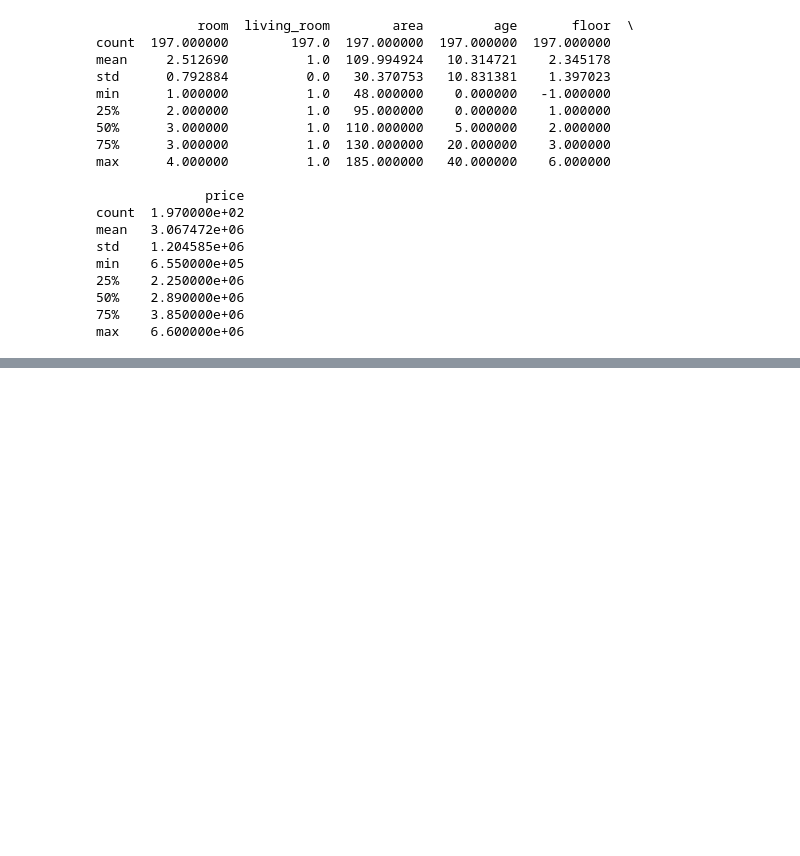
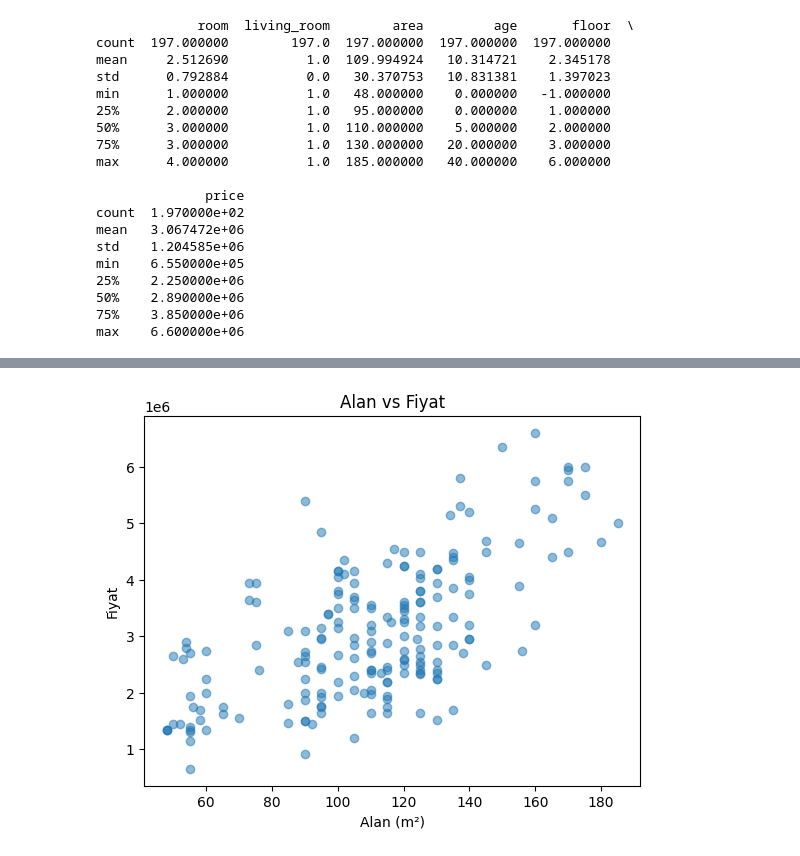
Before and after one commit to SEMAEROL/RentEstimate, a Jupyter notebook: istatiksel_inceleme.ipynb, the cells around one changed output, grey strips where cells are left out. Cells and saved outputs as stored; diff of their text form; code cells hidden in the pictures; blank space fills up the shorter version.

```diff
--- a/istatiksel_inceleme.ipynb
+++ b/istatiksel_inceleme.ipynb
@@ -131,0 +149,8 @@ df.to_csv('data_cleaned.csv', index=False)
+# %%
+plt.scatter(df["area"], df["price"], alpha=0.5)
+plt.xlabel("Alan (m²)")
+plt.ylabel("Fiyat")
+plt.title("Alan vs Fiyat")
+plt.show()
+# %% [output]
+[figure, added]
```
Also changed, not shown: parts of 8 cells of this notebook, 7 other files.
